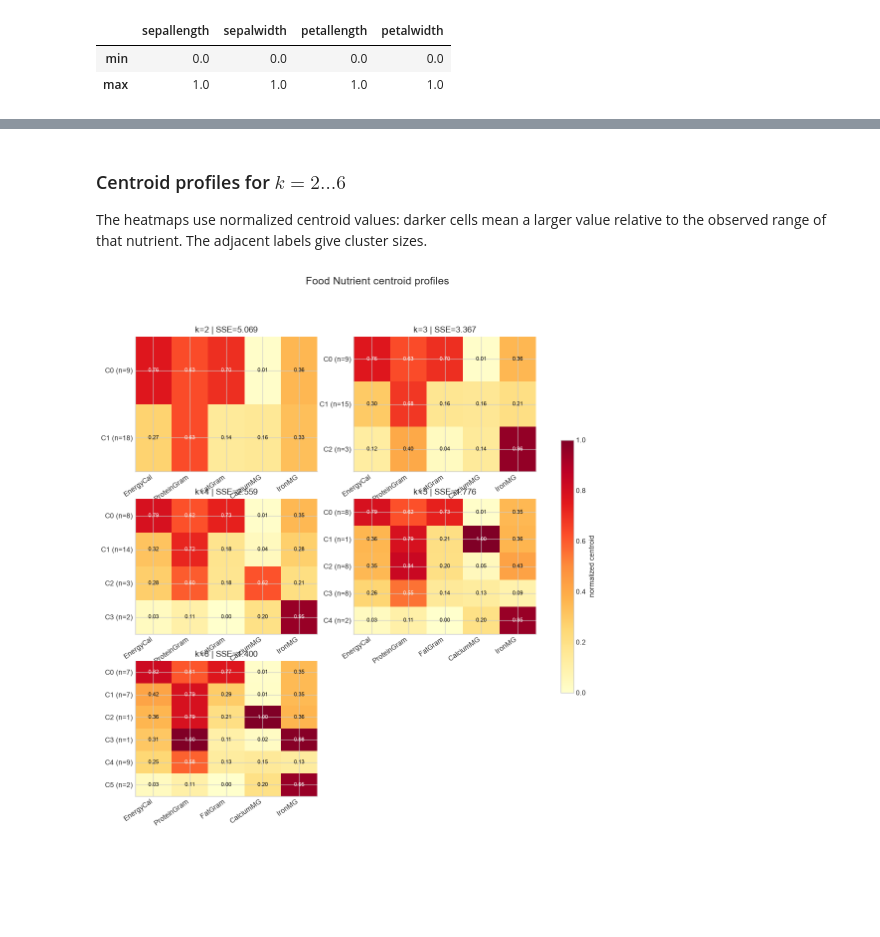
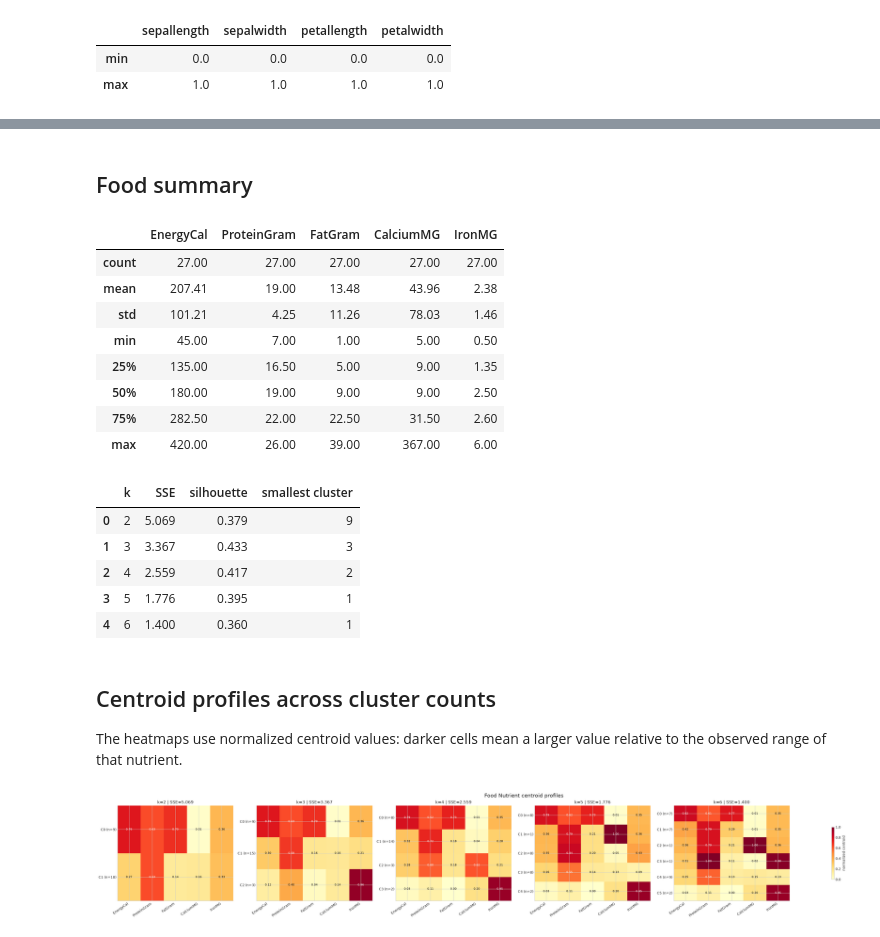
Before and after one commit to w4bo/AA2627-unibo-mldm, a Jupyter notebook: slides/lab-04-clustering.ipynb, the cells around one changed output, grey strips where cells are left out. Drawn from its saved outputs; the diff is of its cells as text; code cells hidden in the pictures; blank space fills up the shorter version.

```diff
--- a/slides/lab-04-clustering.ipynb
+++ b/slides/lab-04-clustering.ipynb
@@ -195,0 +166,10 @@ SSE / inertia: 6.9981
+# %%
+fig, ax = plt.subplots(figsize=(7, 5))
+scatter = ax.scatter(iris["petallength"], iris["petalwidth"], c=iris_clusters, cmap="tab10", s=55, alpha=0.85, edgecolor="white", linewidth=0.5, label="Samples",)
+centers_original = iris_scaler.inverse_transform(iris_kmeans.cluster_centers_)
+ax.scatter(centers_original[:, 2], centers_original[:, 3], c="black", marker="X", s=180, linewidth=1.2, edgecolor="white", label="Centroids",)
+ax.set_title("K-means result on Iris (petal view)")
+ax.set_xlabel("Petal length")
+ax.set_ylabel("Petal width")
+ax.legend(loc="best")
+plt.show()
@@ -351,23 +330,73 @@ display(summary.round(3))
+# %% [markdown]
+## Food summary
+# %%
+food.describe().round(2)
+# %% [output]
+|  | EnergyCal | ProteinGram | FatGram | CalciumMG | IronMG |
+| count | 27.00 | 27.00 | 27.00 | 27.00 | 27.00 |
+| mean | 207.41 | 19.00 | 13.48 | 43.96 | 2.38 |
+| std | 101.21 | 4.25 | 11.26 | 78.03 | 1.46 |
+| min | 45.00 | 7.00 | 1.00 | 5.00 | 0.50 |
+| 25% | 135.00 | 16.50 | 5.00 | 9.00 | 1.35 |
+| 50% | 180.00 | 19.00 | 9.00 | 9.00 | 2.50 |
+| 75% | 282.50 | 22.00 | 22.50 | 31.50 | 2.60 |
+| max | 420.00 | 26.00 | 39.00 | 367.00 | 6.00 |
+# %%
+#| echo: false
+#| output: false
+
+def fit_food_kmeans(k, random_state=10):
+    model = KMeans(n_clusters=k, n_init=50, max_iter=500, random_state=random_state)
+    raw_labels = model.fit_predict(X_food)
+
+    # Stable, readable labels: highest normalized EnergyCal centroid is C0.
+    order = np.argsort(model.cluster_centers_[:, 0])[::-1]
+    old_to_new = {old: new for new, old in enumerate(order)}
+    labels = np.array([old_to_new[label] for label in raw_labels])
+    centers_scaled = model.cluster_centers_[order]
+    centers_original = food_scaler.inverse_transform(centers_scaled)
+
+    centers, stds, sizes = cluster_summary(X_food, labels, centers_scaled, food_features)
+    centers_original = pd.DataFrame(centers_original, columns=food_features, index=centers.index)
+    return model, labels, centers, centers_original, stds, sizes
+
+
+food_results = {}
+for k in range(2, 7):
+    food_results[k] = fit_food_kmeans(k)
+
+summary = pd.DataFrame({
+    "k": range(2, 7),
+    "SSE": [food_results[k][0].inertia_ for k in range(2, 7)],
+    "silhouette": [silhouette_score(X_food, food_results[k][1]) for k in range(2, 7)],
+    "smallest cluster": [food_results[k][5].min() for k in range(2, 7)],
+})
+summary.round(3)
+# %% [output]
+|  | k | SSE | silhouette | smallest cluster |
+| 0 | 2 | 5.069 | 0.379 | 9 |
+| 1 | 3 | 3.367 | 0.433 | 3 |
+| 2 | 4 | 2.559 | 0.417 | 2 |
+| 3 | 5 | 1.776 | 0.395 | 1 |
+| 4 | 6 | 1.400 | 0.360 | 1 |
 # %% [markdown]
-### Centroid profiles for $k=2\ldots6$
+## Centroid profiles across cluster counts
 
-The heatmaps use normalized centroid values: darker cells mean a larger value relative to the observed range of that nutrient. The adjacent labels give cluster sizes.
+The heatmaps use normalized centroid values: darker cells mean a larger value relative to the observed range of that nutrient.
 # %%
-fig, axes = plt.subplots(3, 2, figsize=(13, 12))
+fig, axes = plt.subplots(1, 5, figsize=(44, 5))
 for ax, k in zip(axes.flat, range(2, 7)):
     _, _, centers, _, _, sizes = food_results[k]
     image = ax.imshow(centers, cmap="YlOrRd", vmin=0, vmax=1, aspect="auto")
     ax.set_xticks(range(len(food_features)), food_features, rotation=35, ha="right")
     ax.set_yticks(range(k), [f"C{i} (n={sizes.iloc[i]})" for i in range(k)])
     ax.set_title(f"k={k} | SSE={food_results[k][0].inertia_:.3f}")
     for i in range(k):
         for j in range(len(food_features)):
             value = centers.iloc[i, j]
             ax.text(j, i, f"{value:.2f}", ha="center", va="center", color="white" if value > .55 else "black", fontsize=8)
-
-axes.flat[-1].axis("off")
 fig.colorbar(image, ax=axes.ravel().tolist(), shrink=.55, label="normalized centroid")
 fig.suptitle("Food Nutrient centroid profiles", fontsize=15)
 plt.show()
 # %% [output]
-[figure, old version]
+[figure, new version]
```
Also changed, not shown: parts of 75 cells of this notebook, 3 other files.
